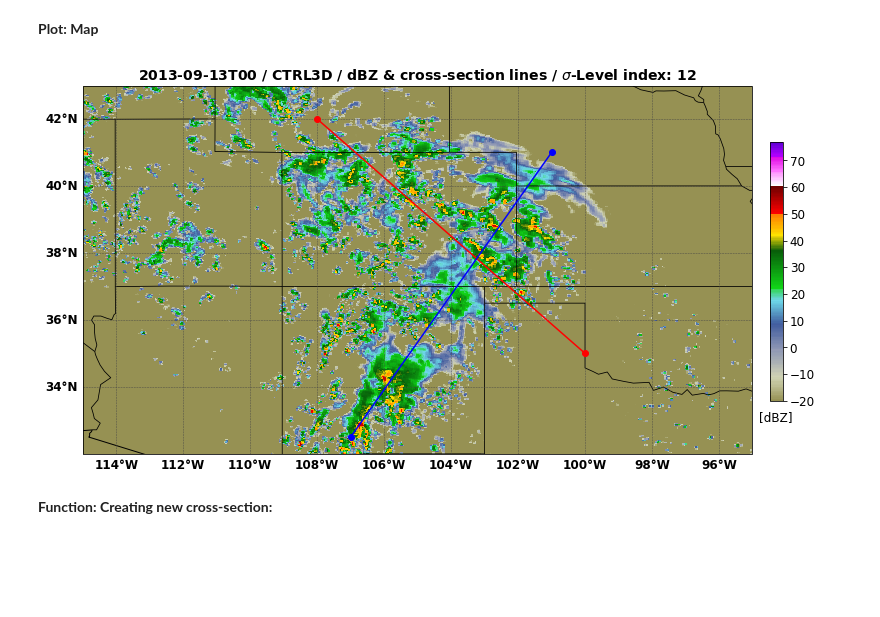
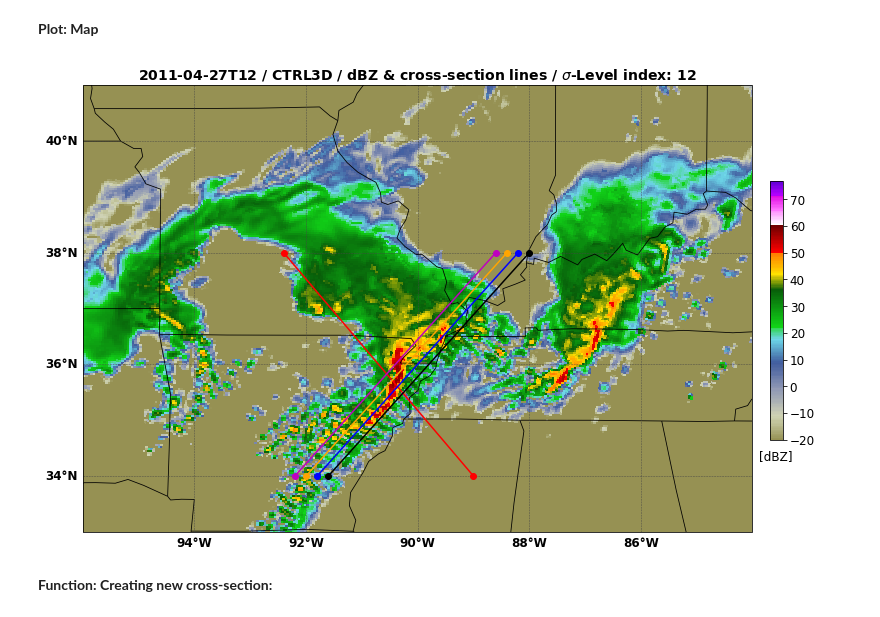
Before and after one commit to Lusicl/WRF_dBZ_Cloud_Classification, a Jupyter notebook: WRF_dBZ_Class_CONUS1/wrf_dbz_CrossSec_Plot_test.ipynb, the cells around one changed output. Saved outputs shown, nothing was run; the diff lists cells and outputs as text; code cells hidden in the pictures; blank space fills up the shorter version.

```diff
--- a/WRF_dBZ_Class_CONUS1/wrf_dbz_CrossSec_Plot_test.ipynb
+++ b/WRF_dBZ_Class_CONUS1/wrf_dbz_CrossSec_Plot_test.ipynb
@@ -52,8 +52,8 @@ def set_input_names(file_date):
 wrf_sim_type = 'CTRL3D'
 
 ## Set date time:
-# case_date_time = dt.datetime(2011,4,27)
-case_date_time = dt.datetime(2013,9,13)
+case_date_time = dt.datetime(2011,4,27)
+# case_date_time = dt.datetime(2013,9,13)
 
 file_name_list = set_input_names(case_date_time)
 print(file_name_list)
@@ -76,7 +76,7 @@ ter = getvar( Dataset('/glade/scratch/hungjui/DATA_WRF_CONUS_1_dBZ_v1.0/INVARIAN
 # %%
 ## Set hour:
 ## 0:00, 1:03, 2:06, 3:09, 4:12, 5:15, 6:18, 7:21
-time_hour_idx = 0
+time_hour_idx = 4
 
 ## Set sigma level index:
 sigma_lev = 12 # number in levels.
@@ -196,9 +227,13 @@ def new_map(fig):
 
     ## Set extent:
     # ax.set_global()
+
+    ## CONUS:
     # ax.set_extent([-139, -55, 16, 60], crs=proj)
-    # ax.set_extent([-96, -84, 33, 41], crs=proj)
-    ax.set_extent([-115, -95, 32, 43], crs=proj)
+    ## 9/13 case:
+    #ax.set_extent([-115, -95, 32, 43], crs=proj)
+    ## 4/27 case:
+    ax.set_extent([-96, -84, 33, 41], crs=proj)
 
     ## Add coast lines:
     ax.coastlines('10m', 'black', linewidth=1)
@@ -272,38 +307,66 @@ plt.plot( xsec1_LON, xsec1_LAT
         # , linewidth=1.0
         # , linestyle='--'
         )
-
 plt.plot( xsec2_LON, xsec2_LAT
         , color=xsec_line2_color
         , marker='o'
         , markersize=6
         # , linewidth=1.0
         # , linestyle='--'
         )
+plt.plot( xsec3_LON, xsec3_LAT
+        , color='orange'
+        , marker='o'
+        , markersize=6
+        # , linewidth=1.0
+        # , linestyle='--'
+        )
+plt.plot( xsec4_LON, xsec4_LAT
+        , color='m'
+        , marker='o'
+        , markersize=6
+        # , linewidth=1.0
+        # , linestyle='--'
+        )
+plt.plot( xsec0_LON, xsec0_LAT
+        , color='k'
+        , marker='o'
+        , markersize=6
+        # , linewidth=1.0
+        # , linestyle='--'
+        )
+# plt.plot( [ dbz_lev.XLONG[loc_start[0], loc_start[1]], dbz_lev.XLONG[loc_end[0], loc_end[1]] ]
+#         , [ dbz_lev.XLAT[loc_start[0], loc_start[1]], dbz_lev.XLAT[loc_end[0], loc_end[1]] ]
+#         , color='k'
+#         , marker='o'
+#         , markersize=6
+#         # , linewidth=1.0
+#         # , linestyle='--'
+#         )
 
 cf1_title = plt.title( np.datetime_as_string(dbz_lev.Time.data, unit='h')
                      + ' / '
                      + wrf_sim_type + ' / '
                      + 'dBZ & cross-section lines / '
                      # + 'z=' + str(interp_vertical_lev) + dbz_lev.vert_units
                      + '$\sigma$-Level index: ' + str(sigma_lev)
                      ,fontsize=14
                      ,fontweight='bold'
                      )
 
 cbar_ax = fig.add_axes([0.92, 0.3, 0.015, 0.4])
 cbar = fig.colorbar(cf1, cax=cbar_ax, fraction=0.04)
 cbar.ax.tick_params(labelsize=12)
 cbar.ax.set_title('[dBZ]', fontsize=12, y=-0.1)
 
 
 ## Save figure:
 
 plt.savefig('./' + np.datetime_as_string(dbz_lev.Time.data, unit='h') + '_dbz_xline.png',
             bbox_inches='tight',
             dpi=300)
 # %% [output]
-[figure, old version]
+[figure, new version]
 # %% [markdown]
 **Function: Creating new cross-section:**
 # %%
```
Also changed, not shown: parts of 9 cells of this notebook, 3 other files.
